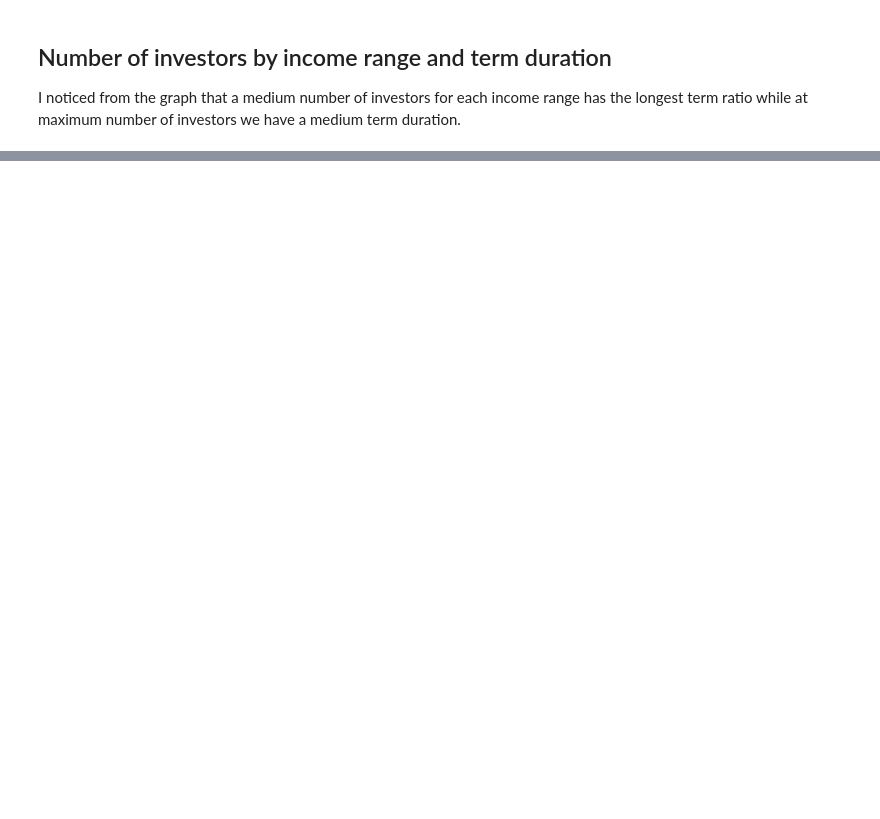
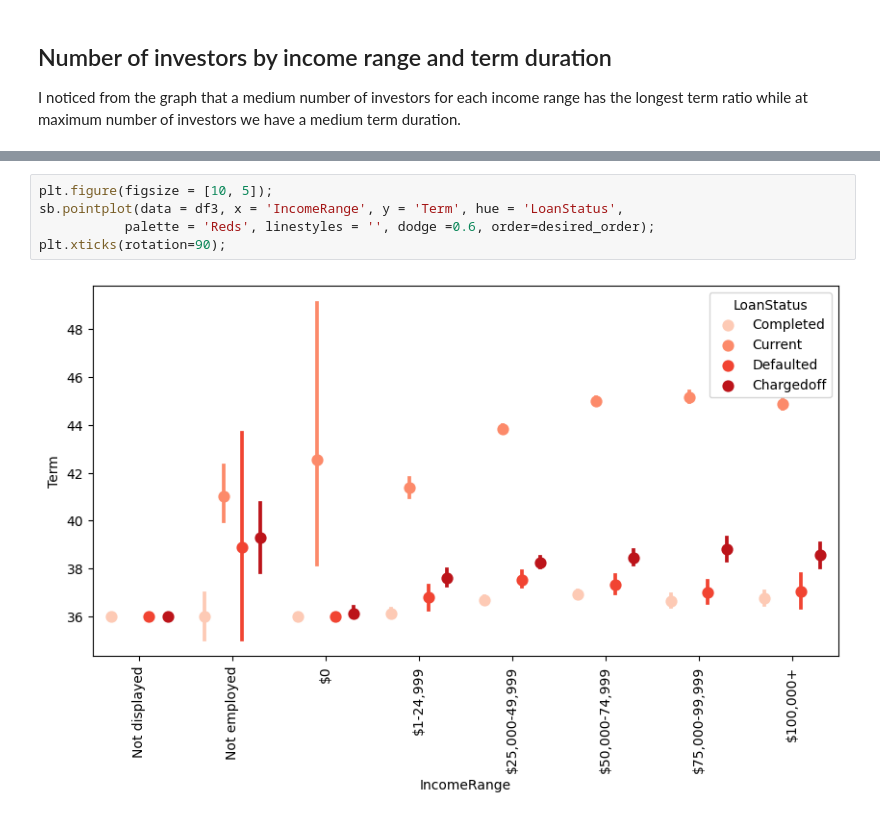
Before and after one commit to Hussien-Sayed/Data-Analysis-projects, a Jupyter notebook: Loan-dataest/Loan_Data_From_Prosper_Dataset_ explanatory_analysis.ipynb, the cells around one changed output, grey strips where cells are left out. Drawn from its saved outputs; the diff is of its cells as text; blank space fills up the shorter version.

```diff
--- a/Loan-dataest/Loan_Data_From_Prosper_Dataset_ explanatory_analysis.ipynb
+++ b/Loan-dataest/Loan_Data_From_Prosper_Dataset_ explanatory_analysis.ipynb
@@ -90,0 +112,7 @@ plt.xticks(rotation=90);
+# %%
+plt.figure(figsize = [10, 5]);
+sb.pointplot(data = df3, x = 'IncomeRange', y = 'Term', hue = 'LoanStatus',
+           palette = 'Reds', linestyles = '', dodge =0.6, order=desired_order);
+plt.xticks(rotation=90);
+# %% [output]
+[figure, added]
```
Also changed, not shown: parts of 10 cells of this notebook, 1 other file.
